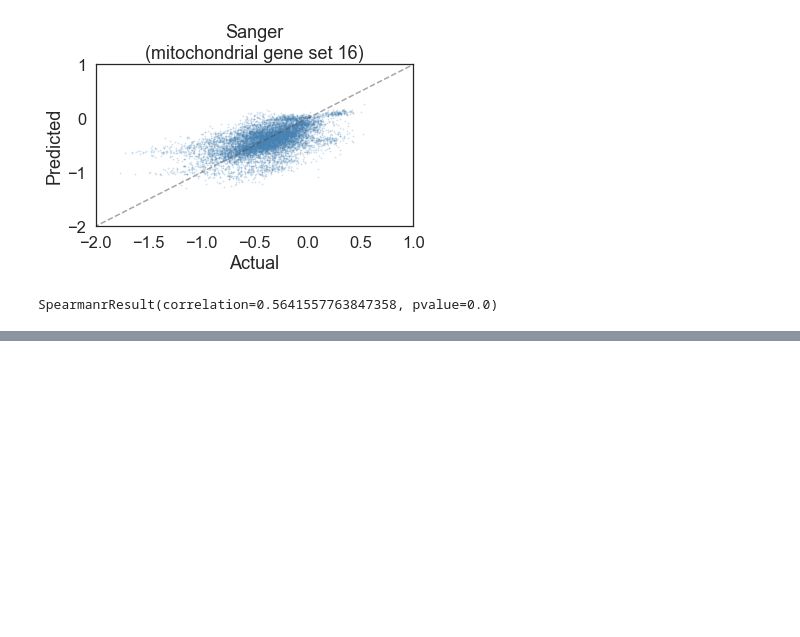
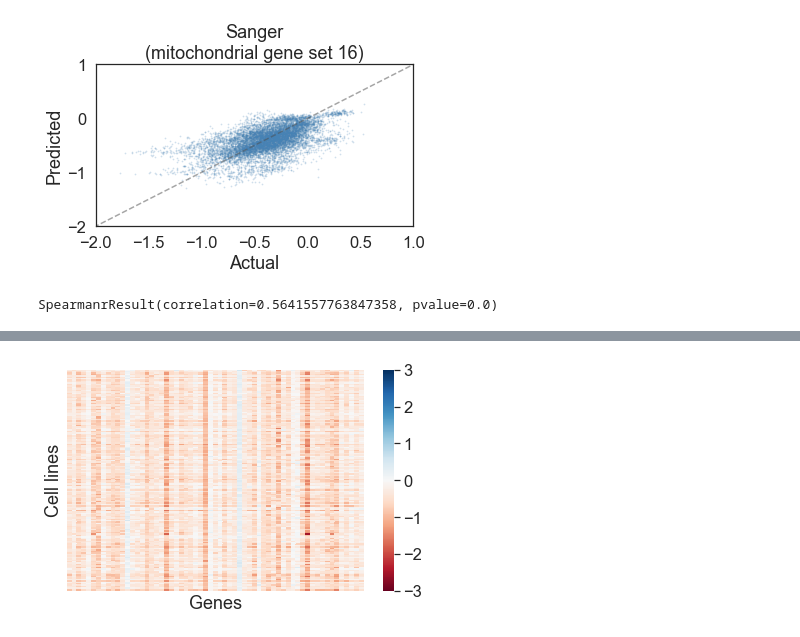
Before and after one commit to pritchardlabatpsu/cga_app, a Jupyter notebook: notebooks/12d-pred_actual.ipynb, the cells around one changed output, grey strips where cells are left out. Cells and saved outputs as stored; diff of their text form; code cells hidden in the pictures; blank space fills up the shorter version.

```diff
--- a/notebooks/12d-pred_actual.ipynb
+++ b/notebooks/12d-pred_actual.ipynb
@@ -68,0 +101,21 @@ SpearmanrResult(correlation=0.5641557763847358, pvalue=0.0)
+# %%
+# get the list of gs16 genes
+import re
+with open('../out/20.0216 feat/reg_rf_boruta/network/gs.txt','r') as f:
+    for lines in f:
+        if lines.startswith('gene_set_16'):
+            l = lines
+            gs16 = re.findall(r'\w+', lines)[1:]
+# %%
+dir_in_Lx = '../out/20.0926 feat Sanger/L200only_reg_rf_boruta_all/'
+y_compr_ext = pickle.load(open(os.path.join(dir_in_Lx, 'anlyz', 'y_compr_ext.pkl'), 'rb'))
+# %%
+actual_gs16 = y_compr_ext['actual'].loc[:,y_compr_ext['actual'].columns.isin(gs16)]
+predicted_gs16 = y_compr_ext['predicted'].loc[:,y_compr_ext['actual'].columns.isin(gs16)]
+# %%
+plt.figure()
+ax = sns.heatmap(actual_gs16, yticklabels=False, xticklabels=False, vmin=-3, vmax=3, cmap='RdBu')
+ax.set(xlabel='Genes', ylabel='Cell lines')
+plt.tight_layout()
+# %% [output]
+[figure, added]
```
Also changed, not shown: parts of 13 cells of this notebook, 2 other files.
